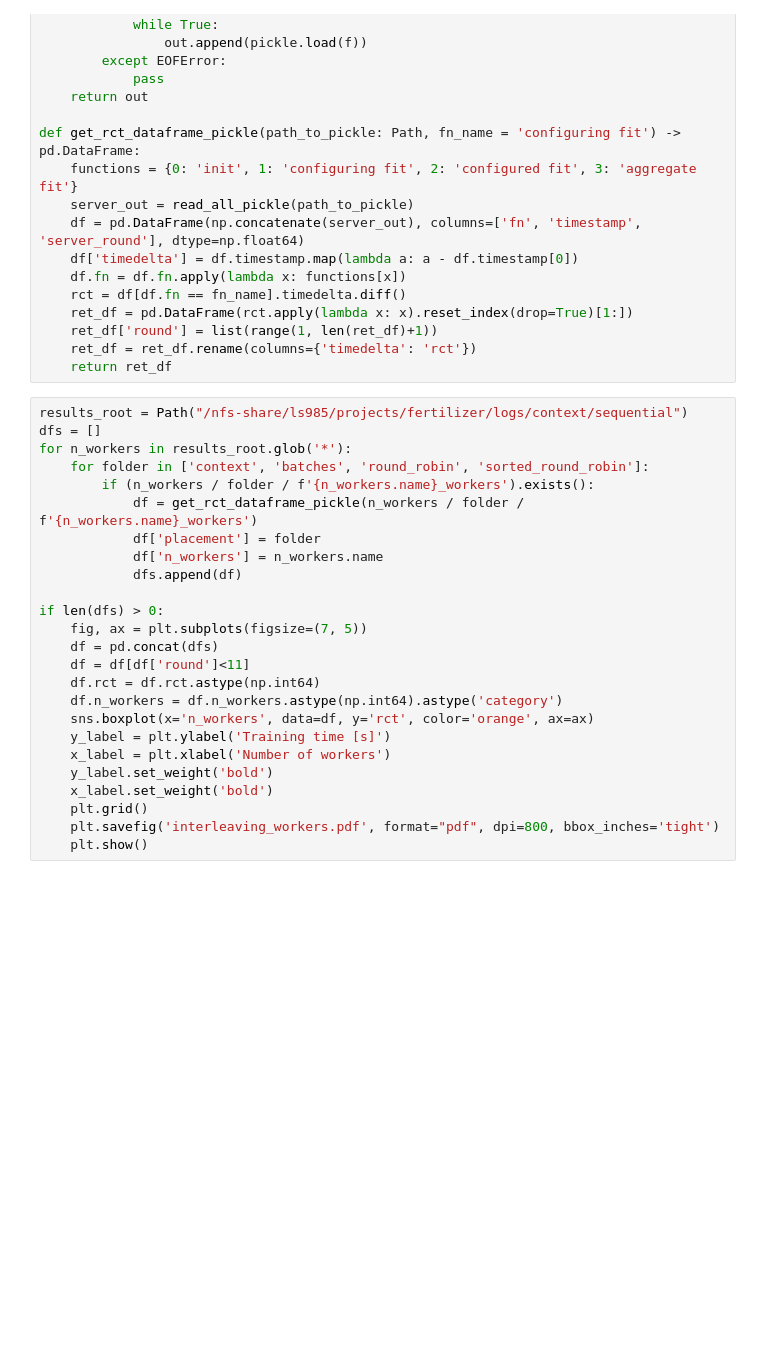
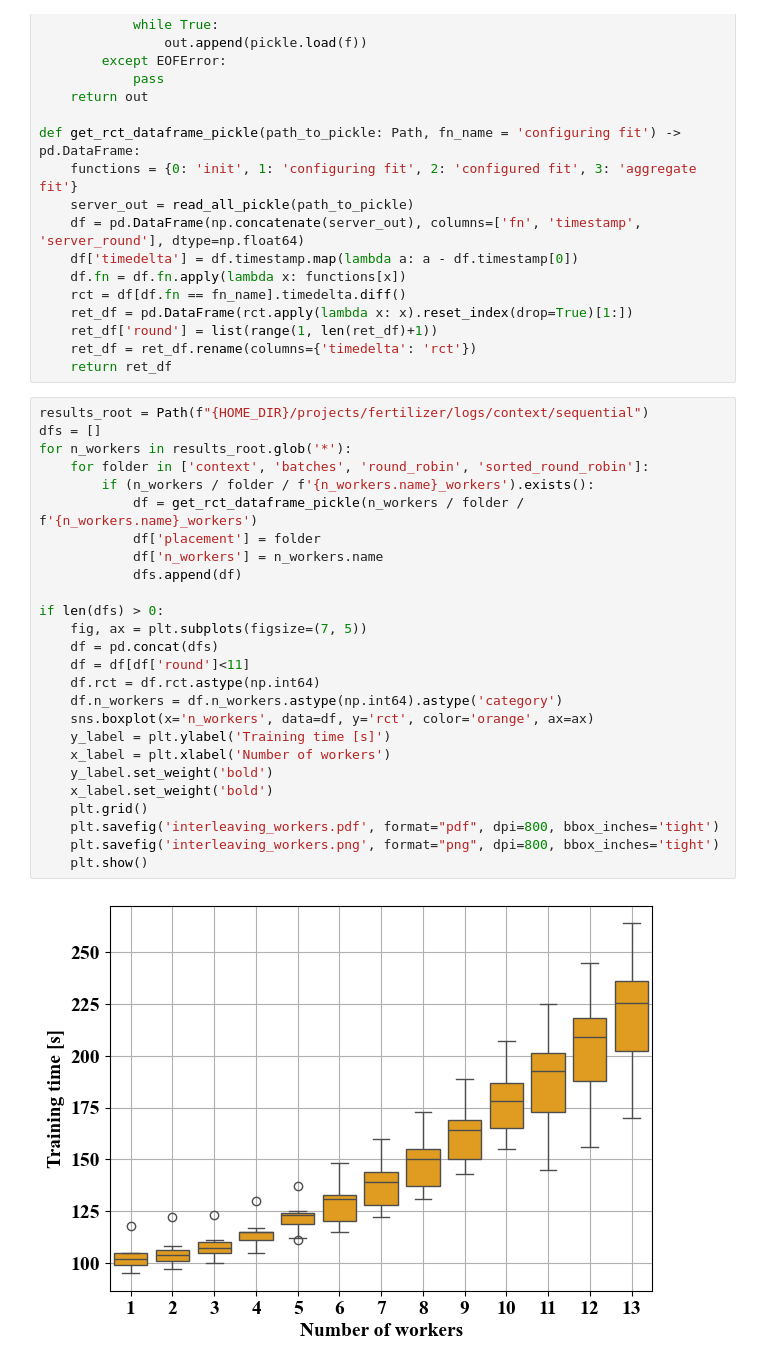
Before and after one commit to relogu/private-flower-llm, a Jupyter notebook: notebooks/concurrency_empirical.ipynb, the cells around one changed output. Drawn from its saved outputs; the diff is of its cells as text; blank space fills up the shorter version.

```diff
--- a/notebooks/concurrency_empirical.ipynb
+++ b/notebooks/concurrency_empirical.ipynb
@@ -43,28 +45,31 @@ def get_rct_dataframe_pickle(path_to_pickle: Path, fn_name = 'configuring fit')
     ret_df = ret_df.rename(columns={'timedelta': 'rct'})
     return ret_df
 # %%
-results_root = Path("/nfs-share/ls985/projects/fertilizer/logs/context/sequential")
+results_root = Path(f"{HOME_DIR}/projects/fertilizer/logs/context/sequential")
 dfs = []
 for n_workers in results_root.glob('*'):
     for folder in ['context', 'batches', 'round_robin', 'sorted_round_robin']:
         if (n_workers / folder / f'{n_workers.name}_workers').exists():
             df = get_rct_dataframe_pickle(n_workers / folder / f'{n_workers.name}_workers')
             df['placement'] = folder
             df['n_workers'] = n_workers.name
             dfs.append(df)
 
 if len(dfs) > 0:
     fig, ax = plt.subplots(figsize=(7, 5))
     df = pd.concat(dfs)
     df = df[df['round']<11]
     df.rct = df.rct.astype(np.int64)
     df.n_workers = df.n_workers.astype(np.int64).astype('category')
     sns.boxplot(x='n_workers', data=df, y='rct', color='orange', ax=ax)
     y_label = plt.ylabel('Training time [s]')
     x_label = plt.xlabel('Number of workers')
     y_label.set_weight('bold')
     x_label.set_weight('bold')
     plt.grid()
     plt.savefig('interleaving_workers.pdf', format="pdf", dpi=800, bbox_inches='tight')
+    plt.savefig('interleaving_workers.png', format="png", dpi=800, bbox_inches='tight')
     plt.show()
+# %% [output]
+[figure, added]
 # %%
```
Also changed, not shown: parts of 2 cells of this notebook, 9 other files.
